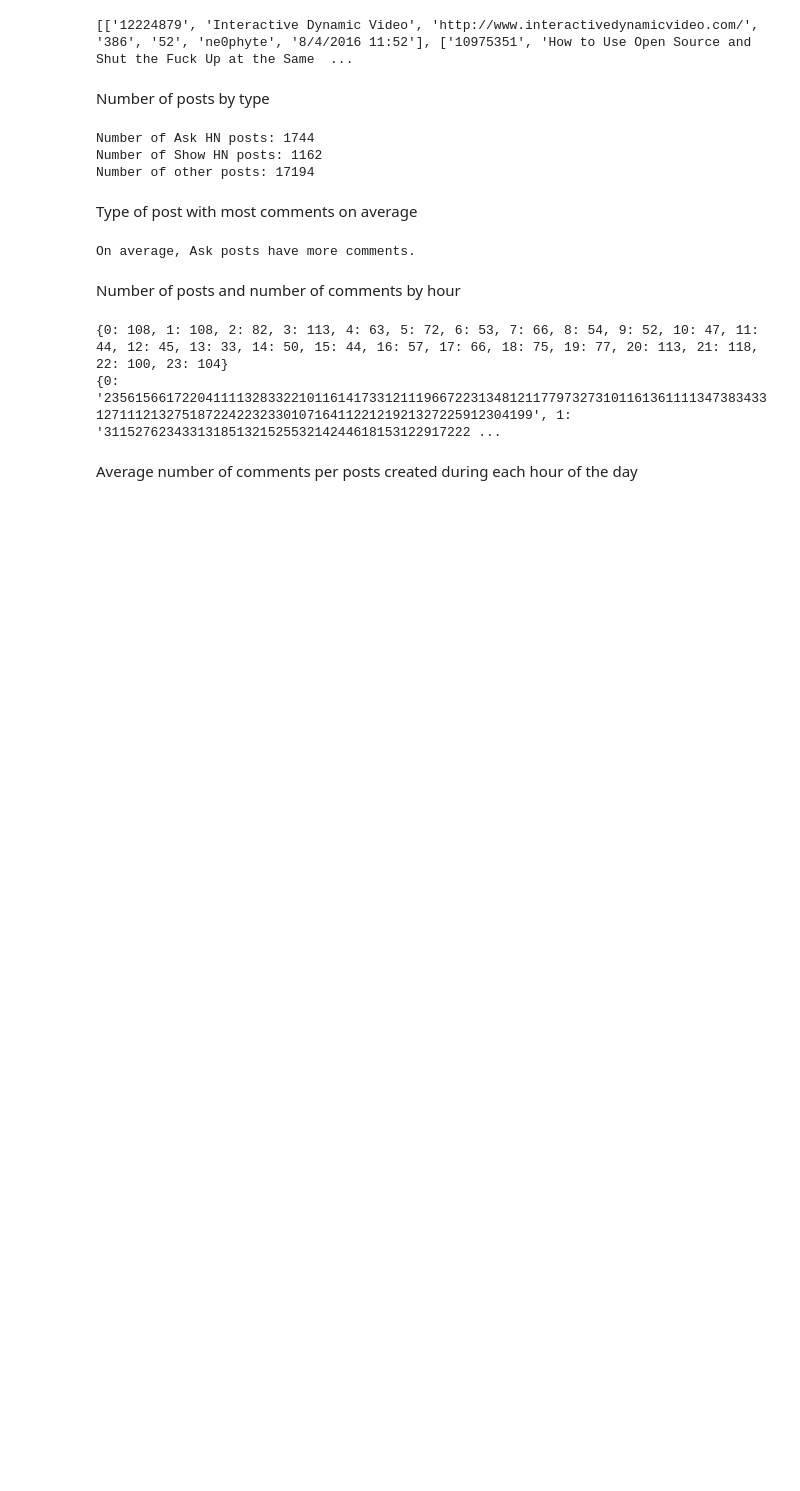
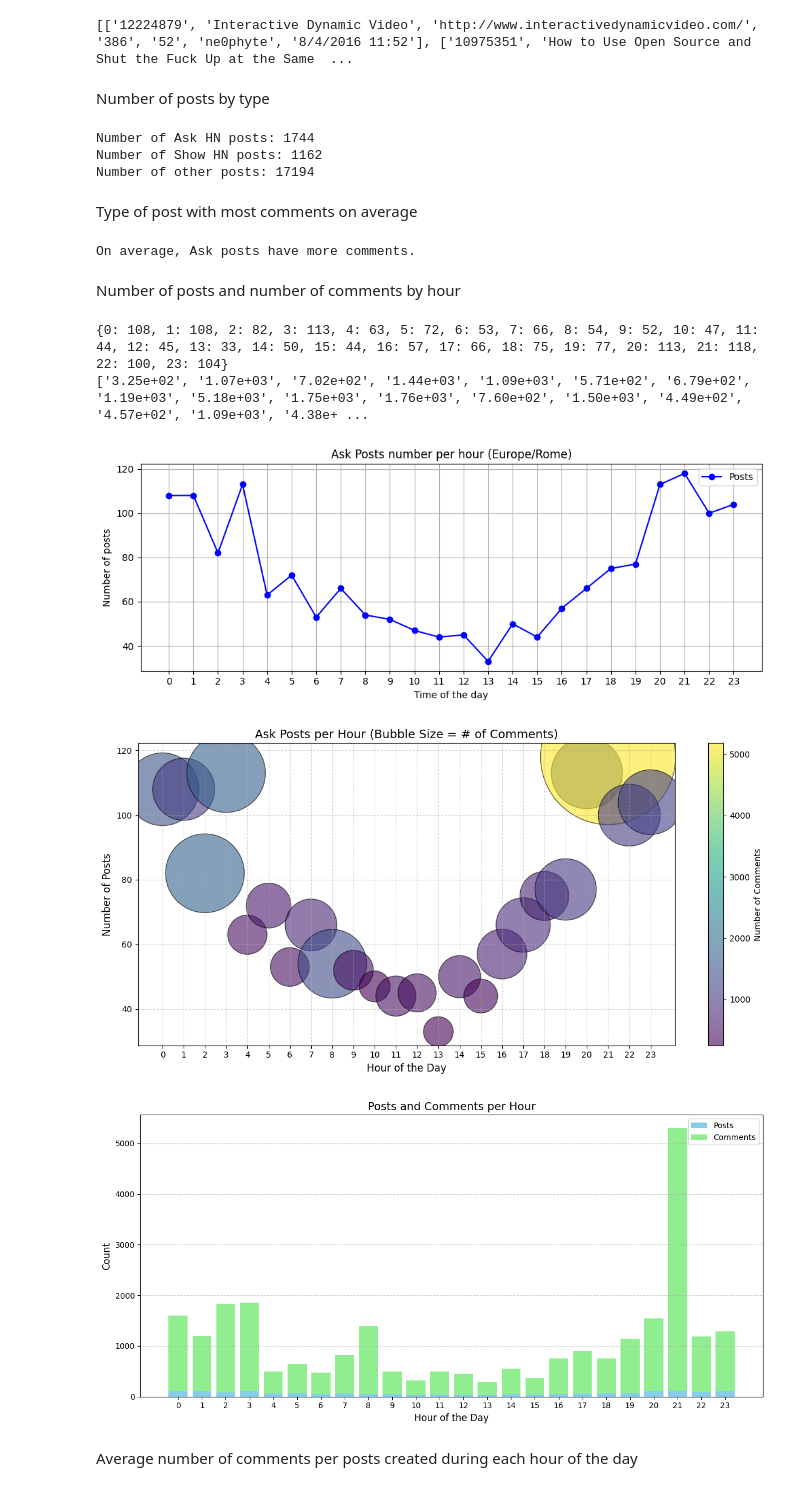
Before and after one commit to SofiaIotti/Python_Beginners_Projects, a Jupyter notebook: hacker_news_project/Notebook_Python_prove_1.ipynb, the cells around one changed output. Drawn from its saved outputs; the diff is of its cells as text; code cells hidden in the pictures; blank space fills up the shorter version.

Commit message:
graphics and error fixing

```diff
--- a/hacker_news_project/Notebook_Python_prove_1.ipynb
+++ b/hacker_news_project/Notebook_Python_prove_1.ipynb
@@ -100,40 +100,99 @@ except ImportError:
 __all__ = ("date", "datetime", "time", "timedelta", "timezone", "tzinfo",
            "MINYEAR", "MAXYEAR", "UTC")
 # %%
+import matplotlib.pyplot as plt
 from zoneinfo import ZoneInfo
 
 result_list = list()
 
 for post in ask_posts:
     result_list.append([post[6], post[4]])
 
 counts_by_hour = dict()
 comments_by_hour = dict()
 
 source_tz = ZoneInfo('US/Eastern')
 target_tz = ZoneInfo('Europe/Rome')
 
 for res in result_list:
     naive_dt = datetime.strptime(res[0], '%m/%d/%Y %H:%M')
     date_object = naive_dt.replace(tzinfo=source_tz)
     converted_dt = date_object.astimezone(target_tz)
     hour = converted_dt.hour
 
     if hour not in counts_by_hour:
         counts_by_hour[hour] = 1
-        comments_by_hour[hour] = res[1]
+        comments_by_hour[hour] = float(res[1])
     else:
         counts_by_hour[hour] += 1
-        comments_by_hour[hour] += res[1]
+        comments_by_hour[hour] += float(res[1])
+
 
 counts_by_hour_sorted = dict(sorted(counts_by_hour.items(), key=lambda x: x[0]))
 comments_by_hour_sorted = dict(sorted(comments_by_hour.items(), key=lambda x: x[0]))
 
 print(counts_by_hour_sorted)
-print(comments_by_hour_sorted)
+
+comments_by_hour_sorted_print = list()
+for hour in comments_by_hour:
+    comments_by_hour_sorted_print.append(f"{comments_by_hour[hour]:.2e}")
+
+print(comments_by_hour_sorted_print)
+
+'''Graphic rendering'''
+hours = list(counts_by_hour_sorted.keys())
+posts = list(counts_by_hour_sorted.values())
+comments = list(comments_by_hour_sorted.values())
+
+'''Posts per hour'''
+plt.figure(figsize=(10, 4))
+plt.plot(hours, posts, marker='o', color='blue', label='Posts')
+plt.xticks(hours)  # mostra tutte le ore sull'asse X
+plt.title('Ask Posts number per hour (Europe/Rome)')
+plt.xlabel('Time of the day')
+plt.ylabel('Number of posts')
+plt.grid(True)
+plt.legend()
+plt.tight_layout()
+plt.show()
+
+'''Comments per hour bubbles'''
+plt.figure(figsize=(12, 6))
+bubble_sizes = [c * 5 for c in comments]  # scale bubble size
+
+plt.scatter(hours, posts, s=bubble_sizes, alpha=0.6, c=comments, cmap='viridis', edgecolors='black')
+plt.xticks(hours)
+plt.title('Ask Posts per Hour (Bubble Size = # of Comments)', fontsize=14)
+plt.xlabel('Hour of the Day', fontsize=12)
+plt.ylabel('Number of Posts', fontsize=12)
+plt.colorbar(label='Number of Comments')
+plt.grid(True, linestyle='--', alpha=0.5)
+plt.tight_layout()
+plt.show()
+
+'''Stacked Bar Chart (posts + comments together)'''
+import numpy as np
+
+x = np.arange(len(hours))
+
+plt.figure(figsize=(12, 6))
+plt.bar(x, posts, label='Posts', color='skyblue')
+plt.bar(x, comments, bottom=posts, label='Comments', color='lightgreen')
+
+plt.xticks(x, hours)
+plt.title('Posts and Comments per Hour', fontsize=14)
+plt.xlabel('Hour of the Day', fontsize=12)
+plt.ylabel('Count', fontsize=12)
+plt.legend()
+plt.grid(True, axis='y', linestyle='--', alpha=0.6)
+plt.tight_layout()
+plt.show()
 # %% [output]
 {0: 108, 1: 108, 2: 82, 3: 113, 4: 63, 5: 72, 6: 53, 7: 66, 8: 54, 9: 52, 10: 47, 11: 44, 12: 45, 13: 33, 14: 50, 15: 44, 16: 57, 17: 66, 18: 75, 19: 77, 20: 113, 21: 118, 22: 100, 23: 104}
-{0: '235615661722041111328332210116141733121119667223134812117797327310116136111134738343312711121327518722422323301071641122121921327225912304199', 1: '31152762343313185132152553214244618153122917222 ...
+['3.25e+02', '1.07e+03', '7.02e+02', '1.44e+03', '1.09e+03', '5.71e+02', '6.79e+02', '1.19e+03', '5.18e+03', '1.75e+03', '1.76e+03', '7.60e+02', '1.50e+03', '4.49e+02', '4.57e+02', '1.09e+03', '4.38e+ ...
+[figure, added]
+[figure, added]
+[figure, added]
 # %% [markdown]
 Average number of comments per posts created during each hour of the day
 # %%
```
Also changed, not shown: parts of 4 cells of this notebook.
